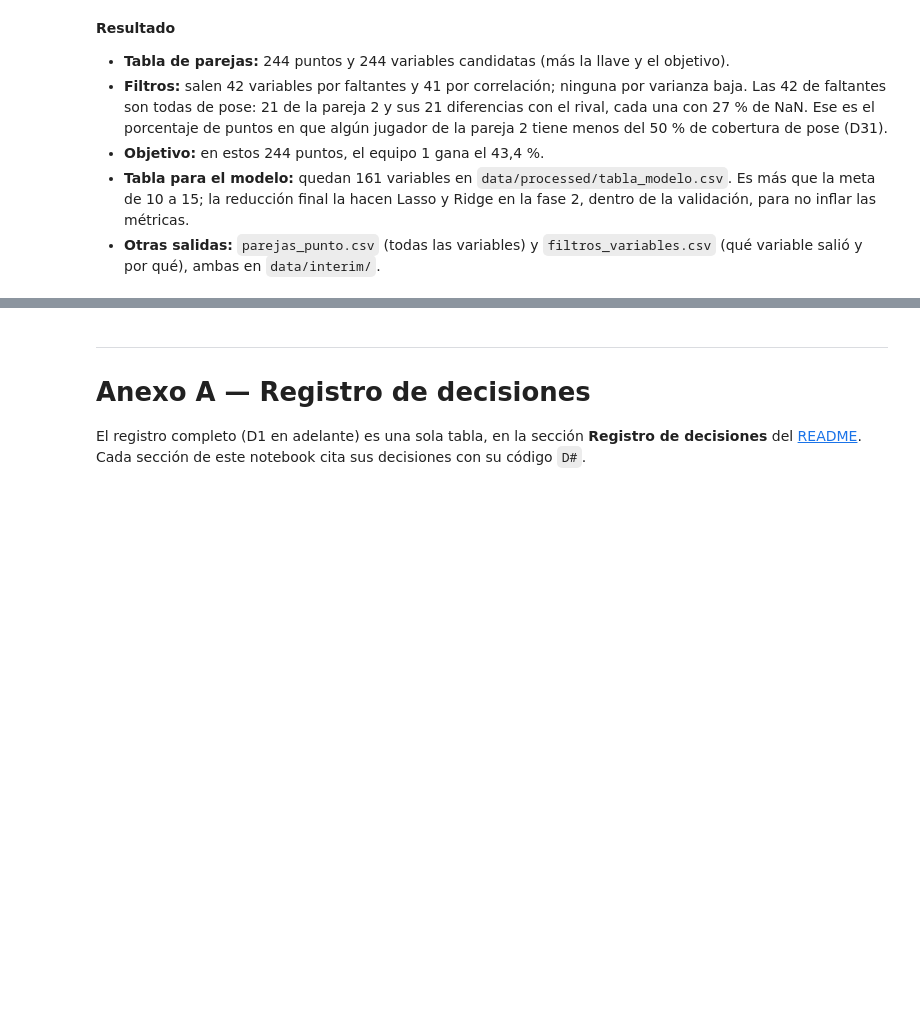
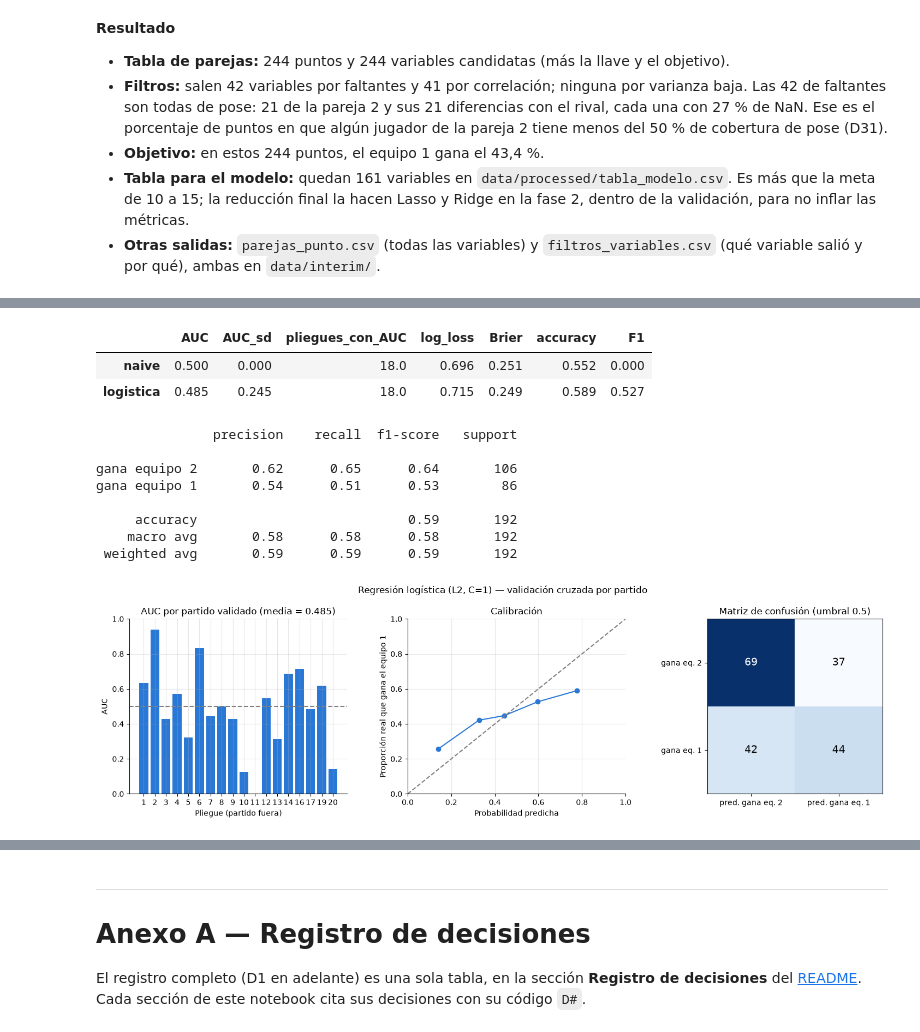
Before and after one commit to juanjocamposv/Proyecto_final_analitica, a Jupyter notebook: notebooks/Proyecto_Parejas_Padel.ipynb, the cells around one changed output, grey strips where cells are left out. Cells and saved outputs as stored; diff of their text form; code cells hidden in the pictures; blank space fills up the shorter version.

```diff
--- a/notebooks/Proyecto_Parejas_Padel.ipynb
+++ b/notebooks/Proyecto_Parejas_Padel.ipynb
@@ -1310,0 +1758,23 @@ Guardado: data\processed\tabla_modelo.csv
+# %%
+logistica = make_pipeline(StandardScaler(), LogisticRegression(max_iter=2000))
+p_logistica = mod.predecir_cv(logistica, X_train, y_train, pliegues)
+
+resultados_cv['logistica'] = mod.metricas(y_train, p_logistica, pliegues)
+pd.DataFrame(resultados_cv).T.round(3)
+# %% [output]
+|  | AUC | AUC_sd | pliegues_con_AUC | log_loss | Brier | accuracy | F1 |
+| naive | 0.500 | 0.000 | 18.0 | 0.696 | 0.251 | 0.552 | 0.000 |
+| logistica | 0.485 | 0.245 | 18.0 | 0.715 | 0.249 | 0.589 | 0.527 |
+# %%
+print(classification_report(y_train, (p_logistica >= 0.5).astype(int), target_names=['gana equipo 2', 'gana equipo 1'], zero_division=0))
+mod.graficar_evaluacion(y_train, p_logistica, 'Regresión logística (L2, C=1) — validación cruzada por partido', pliegues)
+# %% [output]
+               precision    recall  f1-score   support
+
+gana equipo 2       0.62      0.65      0.64       106
+gana equipo 1       0.54      0.51      0.53        86
+
+     accuracy                           0.59       192
+    macro avg       0.58      0.58      0.58       192
+ weighted avg       0.59      0.59      0.59       192
+[figure, added]
```
Also changed, not shown: parts of 51 cells of this notebook, 15 other files.
